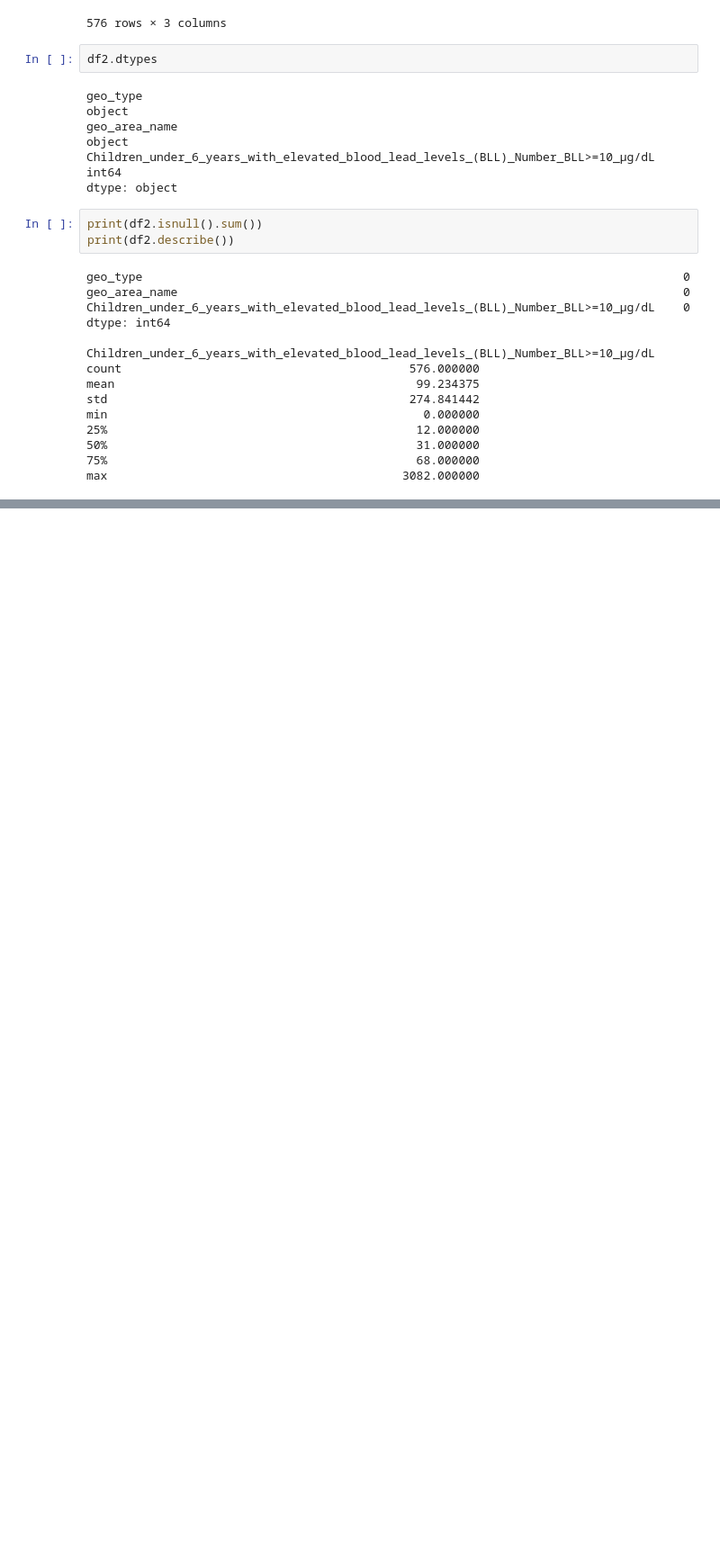
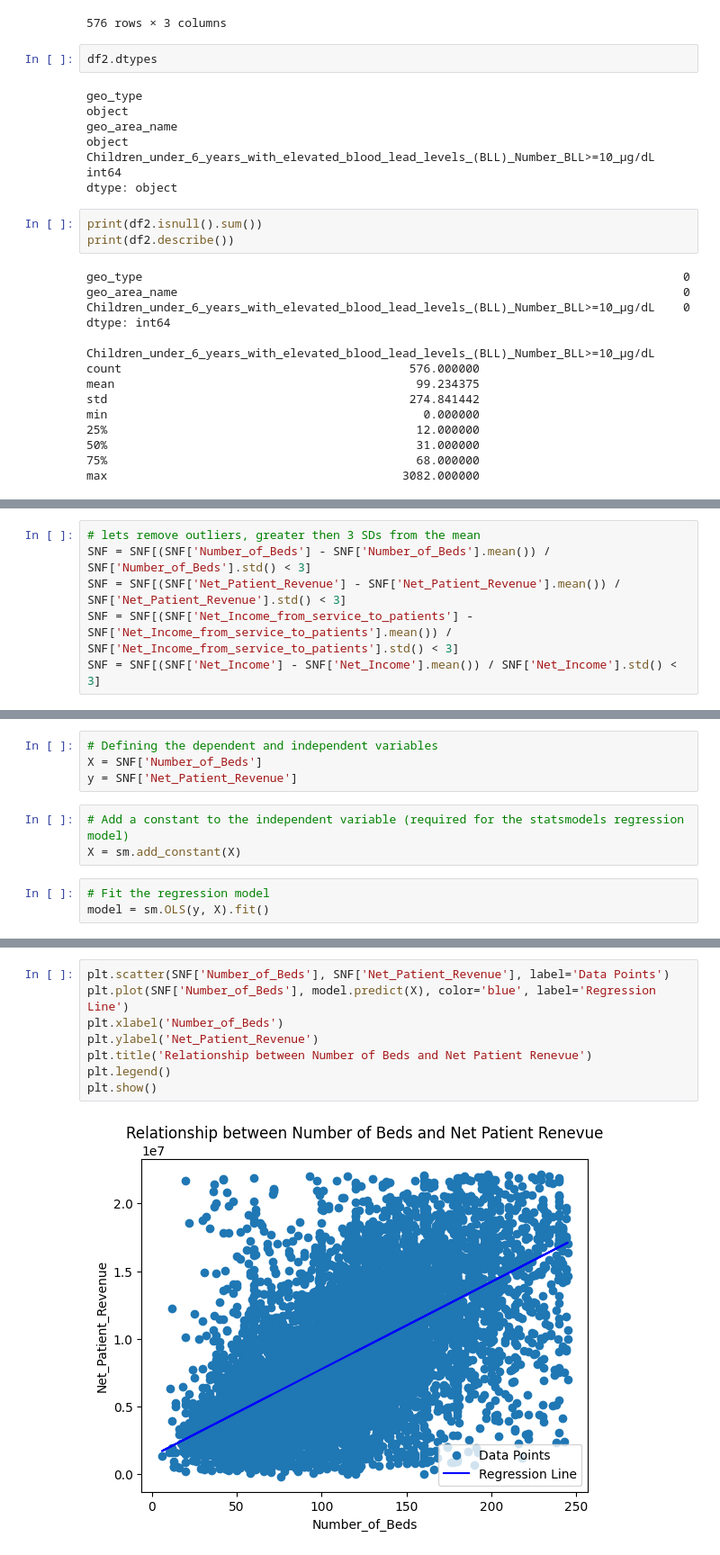
Before and after one commit to alexandra-hidalgo/datasci_5_statistics-, a Jupyter notebook: datasci_5_statistics_python.ipynb, the cells around one changed output, grey strips where cells are left out. Shown: that part at 90% size. Drawn from its saved outputs; the diff is of its cells as text; blank space fills up the shorter version.

```diff
--- a/datasci_5_statistics_python.ipynb
+++ b/datasci_5_statistics_python.ipynb
@@ -264,0 +351,6 @@ max                                          3082.000000
+# %%
+# lets remove outliers, greater then 3 SDs from the mean
+SNF = SNF[(SNF['Number_of_Beds'] - SNF['Number_of_Beds'].mean()) / SNF['Number_of_Beds'].std() < 3]
+SNF = SNF[(SNF['Net_Patient_Revenue'] - SNF['Net_Patient_Revenue'].mean()) / SNF['Net_Patient_Revenue'].std() < 3]
+SNF = SNF[(SNF['Net_Income_from_service_to_patients'] - SNF['Net_Income_from_service_to_patients'].mean()) / SNF['Net_Income_from_service_to_patients'].std() < 3]
+SNF = SNF[(SNF['Net_Income'] - SNF['Net_Income'].mean()) / SNF['Net_Income'].std() < 3]
@@ -264,0 +377,10 @@ max                                          3082.000000
+# %%
+# Defining the dependent and independent variables
+X = SNF['Number_of_Beds']
+y = SNF['Net_Patient_Revenue']
+# %%
+# Add a constant to the independent variable (required for the statsmodels regression model)
+X = sm.add_constant(X)
+# %%
+# Fit the regression model
+model = sm.OLS(y, X).fit()
@@ -264,0 +408,10 @@ max                                          3082.000000
+# %%
+plt.scatter(SNF['Number_of_Beds'], SNF['Net_Patient_Revenue'], label='Data Points')
+plt.plot(SNF['Number_of_Beds'], model.predict(X), color='blue', label='Regression Line')
+plt.xlabel('Number_of_Beds')
+plt.ylabel('Net_Patient_Revenue')
+plt.title('Relationship between Number of Beds and Net Patient Renevue')
+plt.legend()
+plt.show()
+# %% [output]
+[figure, added]
```
Also changed, not shown: parts of 9 cells of this notebook.
